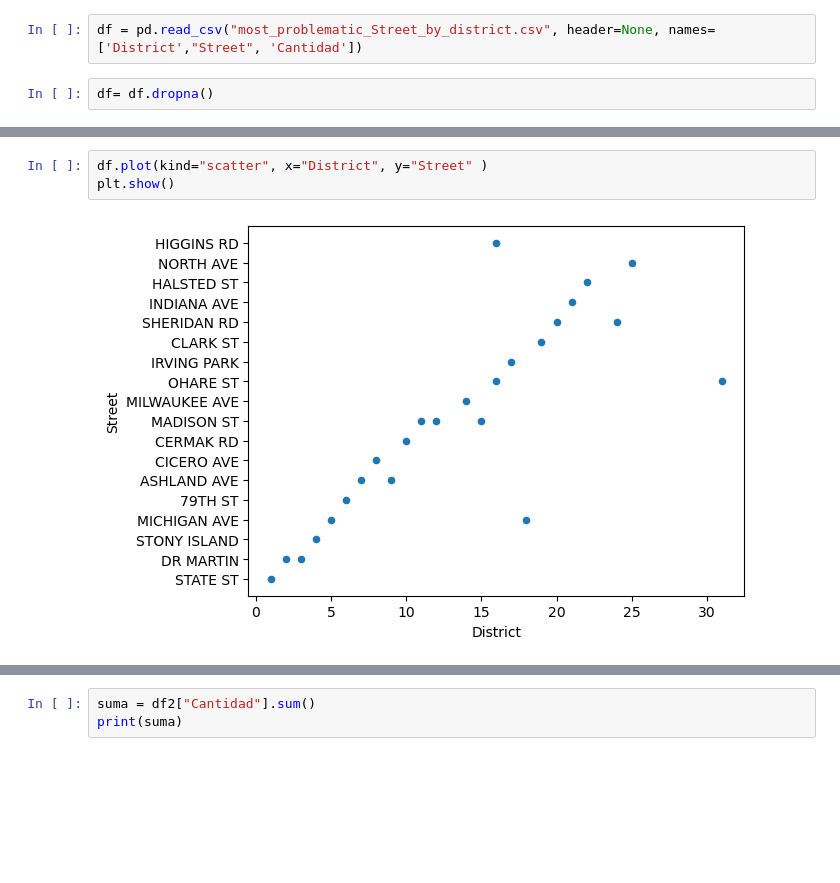
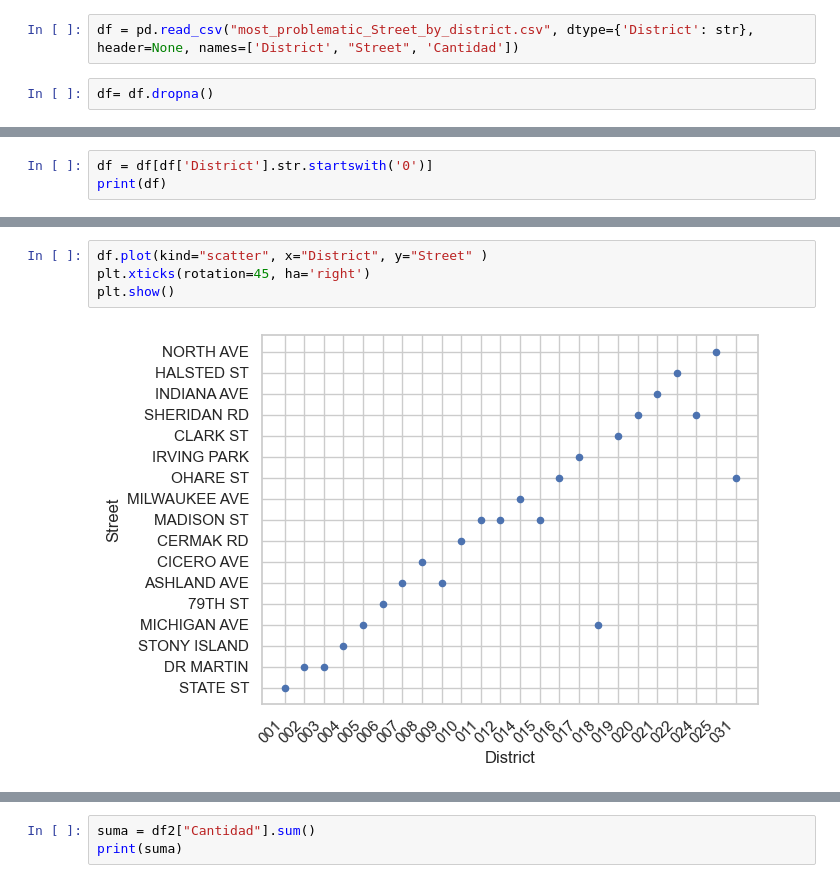
Before and after one commit to JorgeSierra22/Cloud-BigData, a Jupyter notebook: results/results.ipynb, the cells around one changed output, grey strips where cells are left out. Cells and saved outputs as stored; diff of their text form; blank space fills up the shorter version.

```diff
--- a/results/results.ipynb
+++ b/results/results.ipynb
@@ -58,6 +58,6 @@ plt.show()
 
   Primero con respecto a los resultados obtenidos de cuales son las horas en las que se producen mayores crímenes, gracias a esta gráfica podemos ver que los crímenes se concentran en la franja horaria comprendida entre las 18-21 horas a pesar de no ser el pico en cuanto a número, el pico se produce a las 12 de la noche. Esto nos hace ver que la mayoría de los crímenes en Chicago se producen en horas en las cuales la mayoría de la población está regresando de sus trabajos y por lo tanto hay una mayor actividad tanto en las calles, como en los restaurantes y el transporte, haciendo de estas 4 horas la oportunidad perfecta para llevar a cabo robos.
 # %%
-df = pd.read_csv("most_problematic_Street_by_district.csv", header=None, names=['District',"Street", 'Cantidad'])
+df = pd.read_csv("most_problematic_Street_by_district.csv", dtype={'District': str}, header=None, names=['District', "Street", 'Cantidad'])
 # %%
 df= df.dropna()
@@ -83,0 +64,3 @@ df
+# %%
+df = df[df['District'].str.startswith('0')]
+print(df)
@@ -84,8 +85,9 @@ df
 # %%
 df.plot(kind="scatter", x="District", y="Street" )
+plt.xticks(rotation=45, ha='right')
 plt.show()
 # %% [output]
-[figure, old version]
+[figure, new version]
 # %%
 df.pivot(index='District', columns='Street', values='Cantidad').plot(kind='bar', stacked=True)
 plt.show()
```
Also changed, not shown: parts of 4 cells of this notebook.
